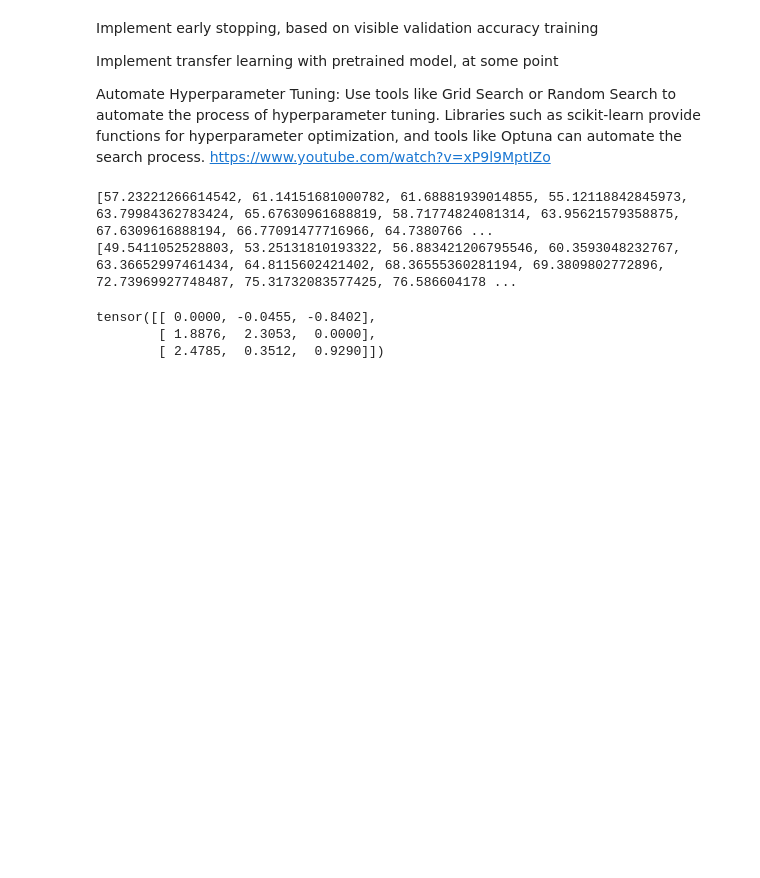
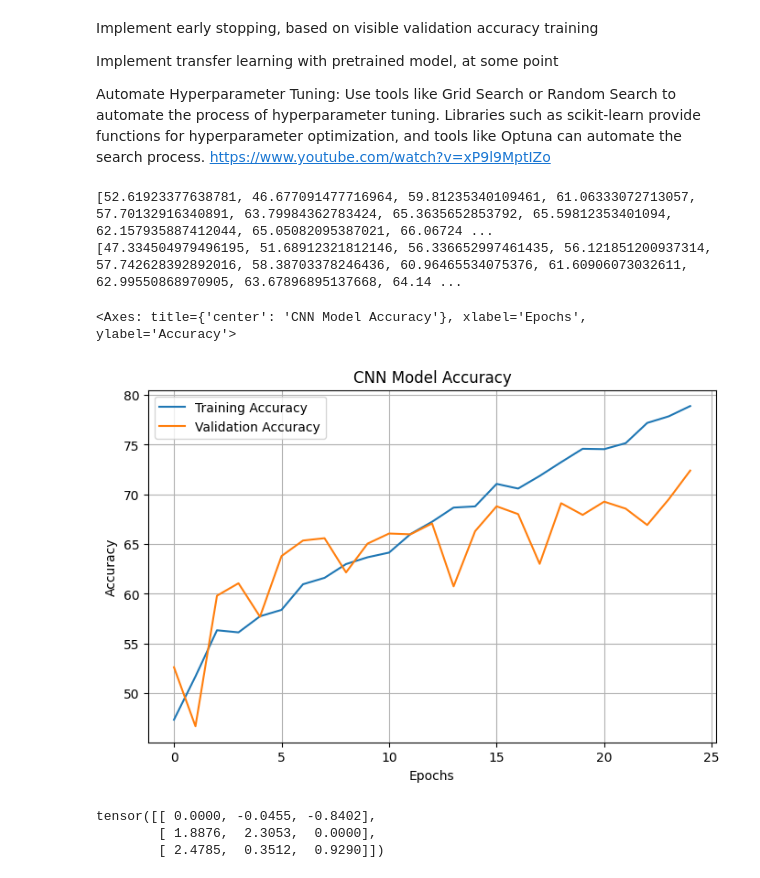
Before and after one commit to RBosso/Prediction-of-Alzheimers-Severity-Using-Machine-Learning-Methods, a Jupyter notebook: Alzheimer_Prediction.ipynb, the cells around one changed output. Cells and saved outputs as stored; diff of their text form; code cells hidden in the pictures; blank space fills up the shorter version.

```diff
--- a/Alzheimer_Prediction.ipynb
+++ b/Alzheimer_Prediction.ipynb
@@ -428,12 +443,21 @@ https://www.youtube.com/watch?v=xP9l9MptIZo
 # %%
 # torch.save(clf.state_dict(), "C:/Users/ricky/model_state.pt") #Saves model
 torch.save(clf.state_dict(), "/content/model_state.pt") #Saves model
-# %%
-print(Validation)
-print(EpochAccuracy)
-# %% [output]
-[57.23221266614542, 61.14151681000782, 61.68881939014855, 55.12118842845973, 63.79984362783424, 65.67630961688819, 58.71774824081314, 63.95621579358875, 67.6309616888194, 66.77091477716966, 64.7380766 ...
-[49.5411052528803, 53.25131810193322, 56.883421206795546, 60.3593048232767, 63.36652997461434, 64.8115602421402, 68.36555360281194, 69.3809802772896, 72.73969927748487, 75.31732083577425, 76.586604178 ...
+# %%
+import pandas as pd
+print(Validation)
+print(EpochAccuracy)
+AccuracyTrack = pd.DataFrame({
+    "Training Accuracy" : EpochAccuracy,
+    "Validation Accuracy" : Validation,
+})
+AccuracyTrack.plot(y = ["Training Accuracy", "Validation Accuracy"],
+                   title="CNN Model Accuracy", figsize= (8,5), kind = 'line', ylabel= 'Accuracy', xlabel = 'Epochs', grid = True)
+# %% [output]
+[52.61923377638781, 46.677091477716964, 59.81235340109461, 61.06333072713057, 57.70132916340891, 63.79984362783424, 65.3635652853792, 65.59812353401094, 62.157935887412044, 65.05082095387021, 66.06724 ...
+[47.334504979496195, 51.68912321812146, 56.336652997461435, 56.121851200937314, 57.742628392892016, 58.38703378246436, 60.96465534075376, 61.60906073032611, 62.99550868970905, 63.67896895137668, 64.14 ...
+<Axes: title={'center': 'CNN Model Accuracy'}, xlabel='Epochs', ylabel='Accuracy'>
+[figure, added]
 # %%
 testest = nn.Dropout(p=0.3)
 inputtest = torch.randn(3, 3)
```
Also changed, not shown: parts of 7 cells of this notebook, 1 other file.
